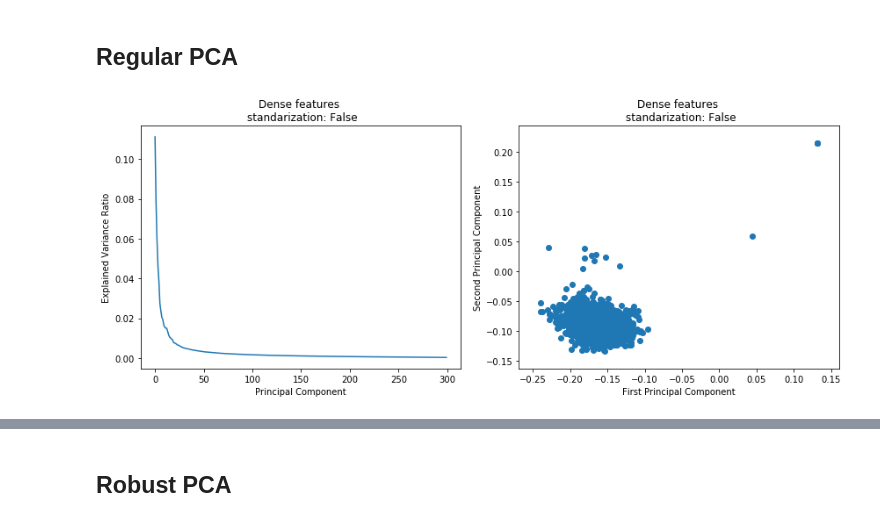
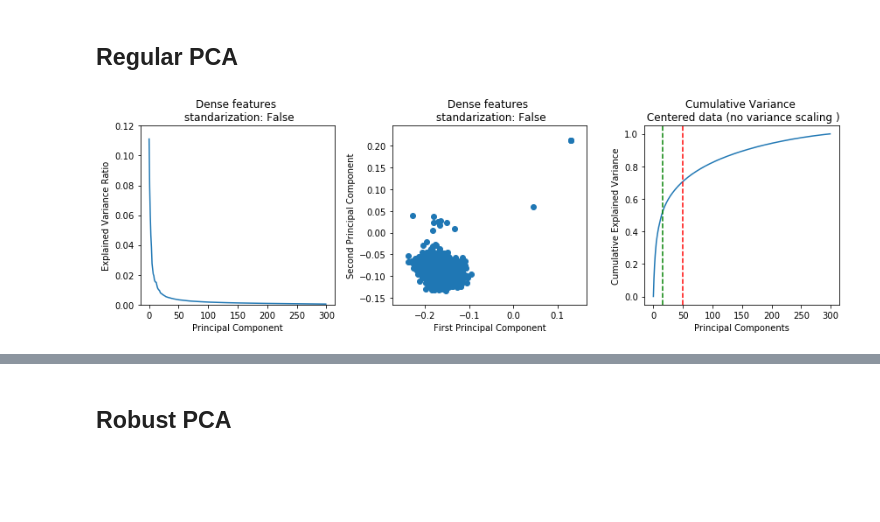
Before and after one commit to edufierro/TextDenoising, a Jupyter notebook: matrix_ denoising.ipynb, the cells around one changed output, grey strips where cells are left out. Cells and saved outputs as stored; diff of their text form; code cells hidden in the pictures; blank space fills up the shorter version.

```diff
--- a/matrix_ denoising.ipynb
+++ b/matrix_ denoising.ipynb
@@ -24,59 +24,75 @@ std_devs = np.std(train_features, axis = 0)
 # %%
 # Regular PCA
 
-std = [False,True]
+std = [False]
 
 var_ratio = []
 proj = []
 
 for x in std:
-    scaled = scale( np.concatenate((train_features,valid_features), axis = 0)  ,with_std = x)
+        scaled = scale( np.concatenate((train_features,valid_features), axis = 0)  ,with_std = x)
 
-    pca = PCA()
-    pca.fit(scaled)
+        pca = PCA()
+        pca.fit(scaled)
 
-    projected = pca.transform(train_features)
-    k = 'Dense features \n standarization: ' + str(x)
+        projected = pca.transform(train_features)
+        k = 'Dense features \n standarization: ' + str(x)
 
-    var_ratio.append(pca.explained_variance_ratio_)
-    proj.append(projected)
+        var_ratio.append(pca.explained_variance_ratio_)
+        proj.append(projected)
 
-    #Transformed valid data
-    if not x:
-        aux_data = valid_features - means
-        proj.append(pca.transform(aux_data))
-    if x:
-        aux_data = (valid_features /std_devs)-means
-        proj.append(pca.transform( aux_data   ))
+        #Transformed valid data
+        if not x:
+            aux_data = valid_features - means
+            proj.append(pca.transform(aux_data))
+        if x:
+            aux_data = (valid_features /std_devs)-means
+            proj.append(pca.transform( aux_data   ))
 
-    plt.figure(figsize=(12,5))
-    plt.subplot(1, 2, 1)
-    plt.plot(pca.explained_variance_ratio_)
-    plt.xlabel('Principal Component')
-    plt.ylabel('Explained Variance Ratio')
-    plt.title(k)
-    plt.subplot(1, 2, 2)
-    plt.scatter(projected[:,0],projected[:,1])
-    plt.xlabel('First Principal Component')
-    plt.ylabel('Second Principal Component')
-    plt.title(k)
-    plt.tight_layout()
-    plt.show()
+        plt.figure(figsize=(12,4))
+        plt.subplot(1, 3, 1)
+        plt.plot(pca.explained_variance_ratio_)
+        plt.xlabel('Principal Component')
+        plt.ylabel('Explained Variance Ratio')
+        plt.ylim(0,.12)
+        plt.title(k)
+        plt.subplot(1, 3, 2)
+        plt.scatter(projected[:,0],projected[:,1])
+        plt.xlabel('First Principal Component')
+        plt.ylabel('Second Principal Component')
+        plt.title(k)
+        plt.tight_layout()
+
+        plt.subplot(1, 3, 3)
+        plt.plot(cumvar)
+        plt.axvline(n, color = 'r' , linestyle = '--' )
+        plt.axvline(16, color = 'green' , linestyle = '--'  )
+        plt.xlabel('Principal Components')
+        plt.ylabel('Cumulative Explained Variance')
+        plt.title('Cumulative Variance \n Centered data (no variance scaling )')
+
+        plt.show()
 
 
-n = 16
-print(n)
-print (sum(var_ratio[0][:n]))
-print (var_ratio[0][n])
+        n = 16
+        print(n)
+        print (sum(var_ratio[0][:n]))
+        print (var_ratio[0][n])
 
-cumvar = [ sum(var_ratio[0][:i]) for i in range(len(var_ratio[0])) ]
+        n = 50
+        print(n)
+        print (sum(var_ratio[0][:n]))
+        print (var_ratio[0][n])
 
-plt.figure(figsize=(7,5))
-plt.plot(cumvar)
-plt.axvline(n, color = 'r' , linestyle = '--' )
-plt.xlabel('Principal Components')
-plt.ylabel('Cumulative Explained Variance')
-plt.title('Cumulative Variance \n Centered data (no variance scaling )')
-plt.show()
+        cumvar = [ sum(var_ratio[0][:i]) for i in range(len(var_ratio[0])) ]
+
+        plt.figure(figsize=(7,5))
+        plt.plot(cumvar)
+        plt.axvline(n, color = 'r' , linestyle = '--' )
+        plt.axvline(16, color = 'green' , linestyle = '--'  )
+        plt.xlabel('Principal Components')
+        plt.ylabel('Cumulative Explained Variance')
+        plt.title('Cumulative Variance \n Centered data (no variance scaling )')
+        plt.show()
 # %% [output]
-[figure, old version]
+[figure, new version]
```
Also changed, not shown: parts of 24 cells of this notebook, 5 other files.
